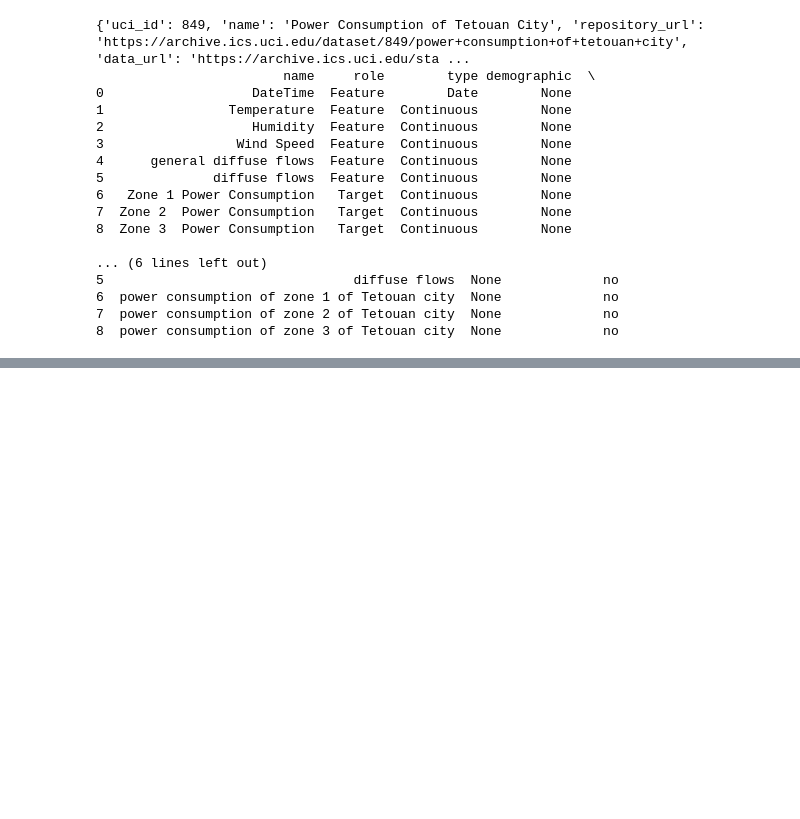
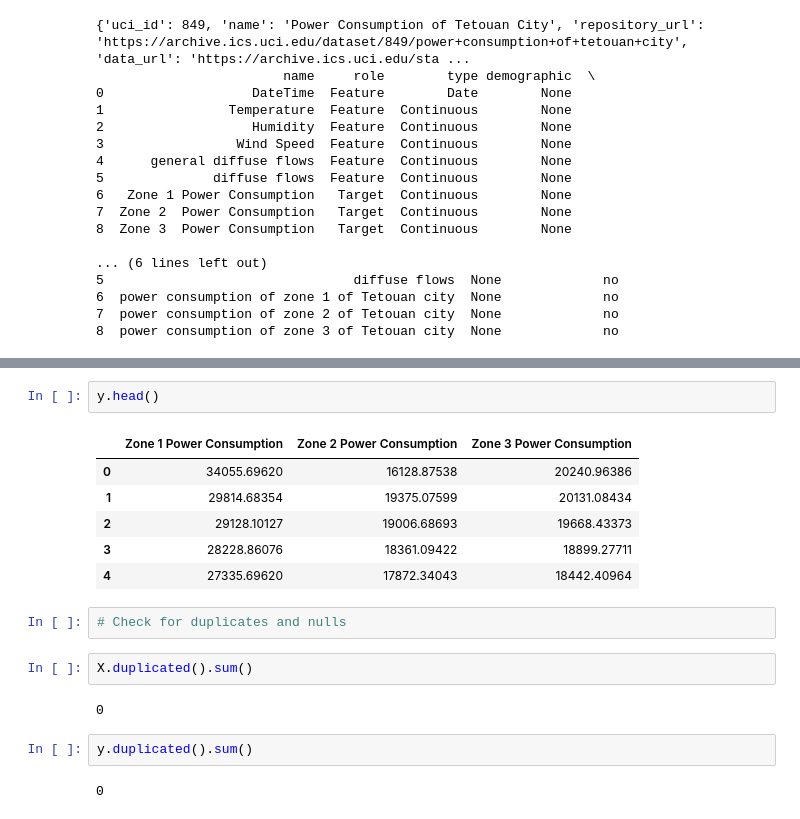
Before and after one commit to JosMal96/powerhouse-squad-project, a Jupyter notebook: data_cleaning_nb.ipynb, the cells around one changed output, grey strips where cells are left out. Saved outputs shown, nothing was run; the diff lists cells and outputs as text; blank space fills up the shorter version.

```diff
--- a/data_cleaning_nb.ipynb
+++ b/data_cleaning_nb.ipynb
@@ -50,0 +59,19 @@ print(tetouan.variables)
+# %%
+y.head()
+# %% [output]
+|  | Zone 1 Power Consumption | Zone 2 Power Consumption | Zone 3 Power Consumption |
+| 0 | 34055.69620 | 16128.87538 | 20240.96386 |
+| 1 | 29814.68354 | 19375.07599 | 20131.08434 |
+| 2 | 29128.10127 | 19006.68693 | 19668.43373 |
+| 3 | 28228.86076 | 18361.09422 | 18899.27711 |
+| 4 | 27335.69620 | 17872.34043 | 18442.40964 |
+# %%
+# Check for duplicates and nulls
+# %%
+X.duplicated().sum()
+# %% [output]
+0
+# %%
+y.duplicated().sum()
+# %% [output]
+0
```
Also changed, not shown: parts of 13 cells of this notebook, 1 other file.
